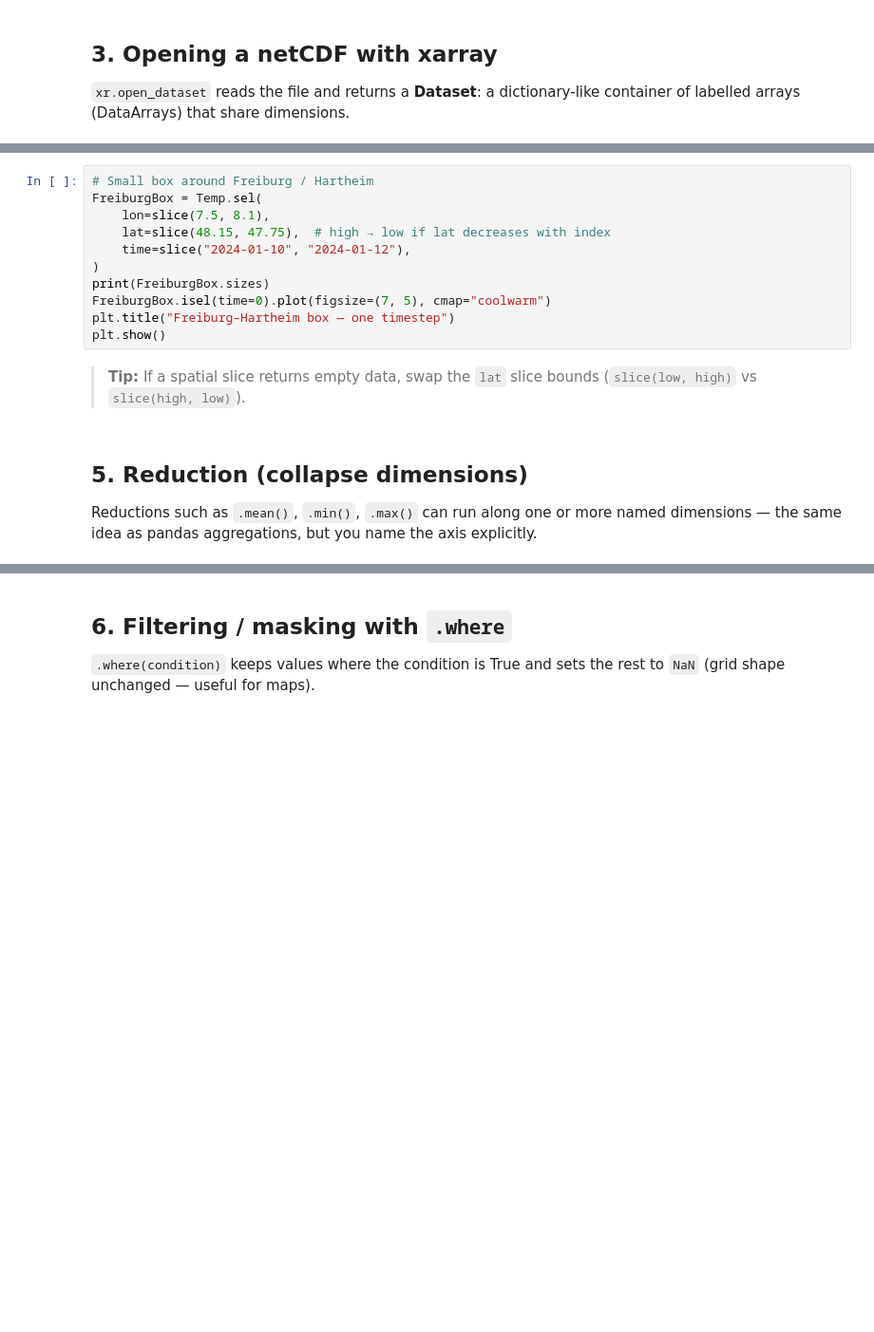
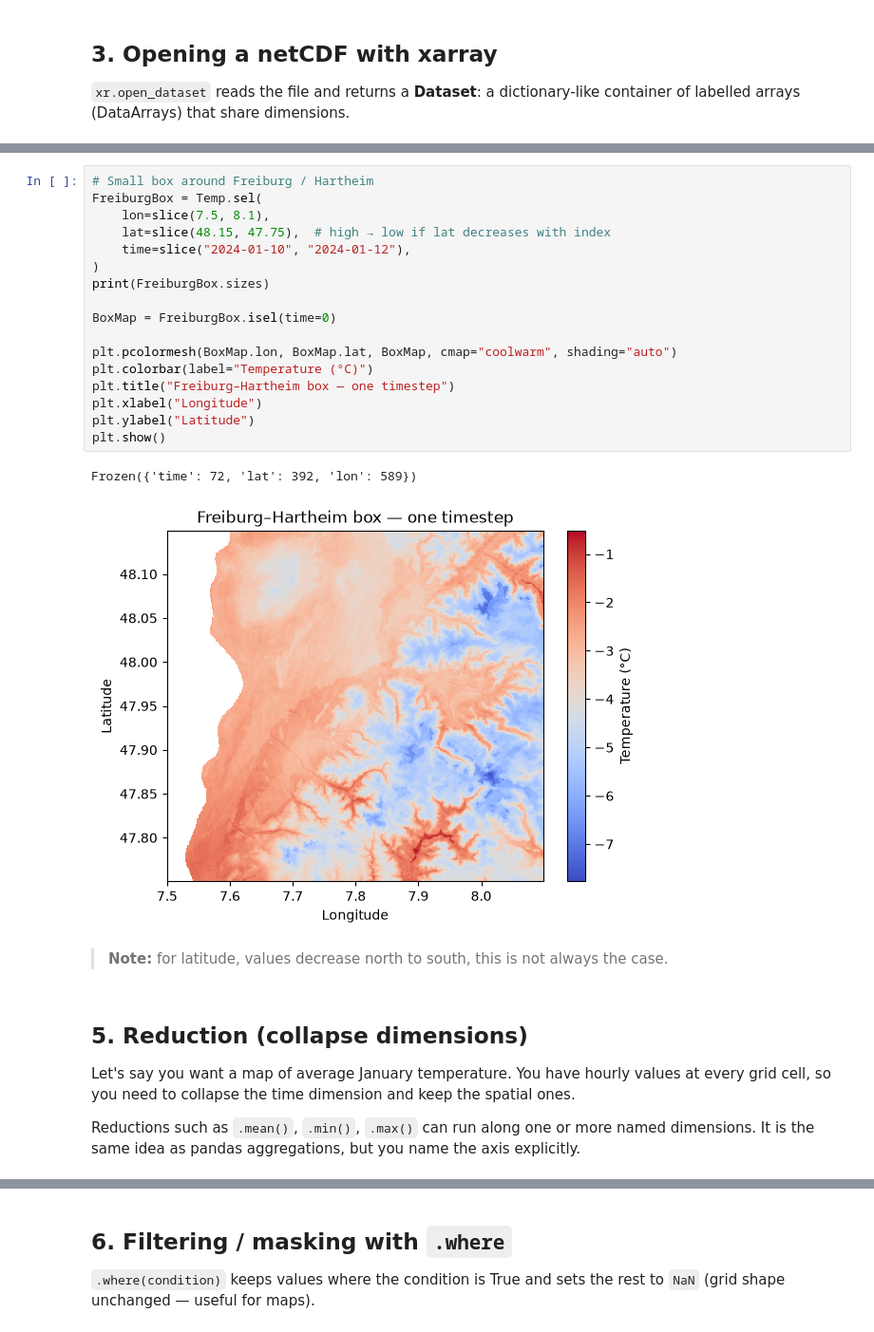
Before and after one commit to future-forests/coding-course, a Jupyter notebook: solution/05-geospatial-data.ipynb, the cells around one changed output, grey strips where cells are left out. Shown at 95% size. Cells and saved outputs as stored; diff of their text form; blank space fills up the shorter version.

```diff
--- a/solution/05-geospatial-data.ipynb
+++ b/solution/05-geospatial-data.ipynb
@@ -118,18 +135,29 @@ Spatial and temporal **slices** use `slice`. Note: for latitude, check whether v
 # %%
 # Small box around Freiburg / Hartheim
 FreiburgBox = Temp.sel(
     lon=slice(7.5, 8.1),
     lat=slice(48.15, 47.75),  # high → low if lat decreases with index
     time=slice("2024-01-10", "2024-01-12"),
 )
 print(FreiburgBox.sizes)
-FreiburgBox.isel(time=0).plot(figsize=(7, 5), cmap="coolwarm")
+
+BoxMap = FreiburgBox.isel(time=0)
+
+plt.pcolormesh(BoxMap.lon, BoxMap.lat, BoxMap, cmap="coolwarm", shading="auto")
+plt.colorbar(label="Temperature (°C)")
 plt.title("Freiburg–Hartheim box — one timestep")
+plt.xlabel("Longitude")
+plt.ylabel("Latitude")
 plt.show()
+# %% [output]
+Frozen({'time': 72, 'lat': 392, 'lon': 589})
+[figure, added]
 # %% [markdown]
-> **Tip:** If a spatial slice returns empty data, swap the `lat` slice bounds (`slice(low, high)` vs `slice(high, low)`).
+> **Note:** for latitude, values decrease north to south, this is not always the case.
 # %% [markdown]
 ## 5. Reduction (collapse dimensions)
 
-Reductions such as `.mean()`, `.min()`, `.max()` can run along one or more named dimensions — the same idea as pandas aggregations, but you name the axis explicitly.
+Let's say you want a map of average January temperature. You have hourly values at every grid cell, so you need to collapse the time dimension and keep the spatial ones.
+
+Reductions such as `.mean()`, `.min()`, `.max()` can run along one or more named dimensions. It is the same idea as pandas aggregations, but you name the axis explicitly.
 # %%
```
Also changed, not shown: parts of 32 cells of this notebook, 6 other files.
